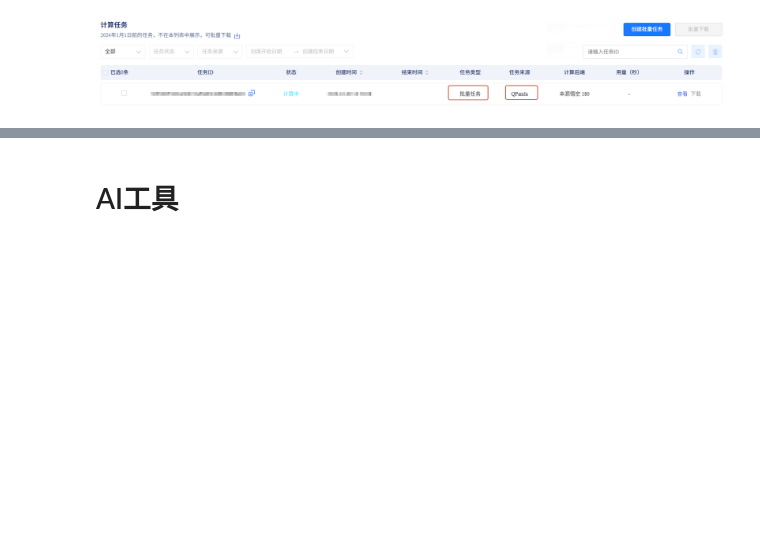
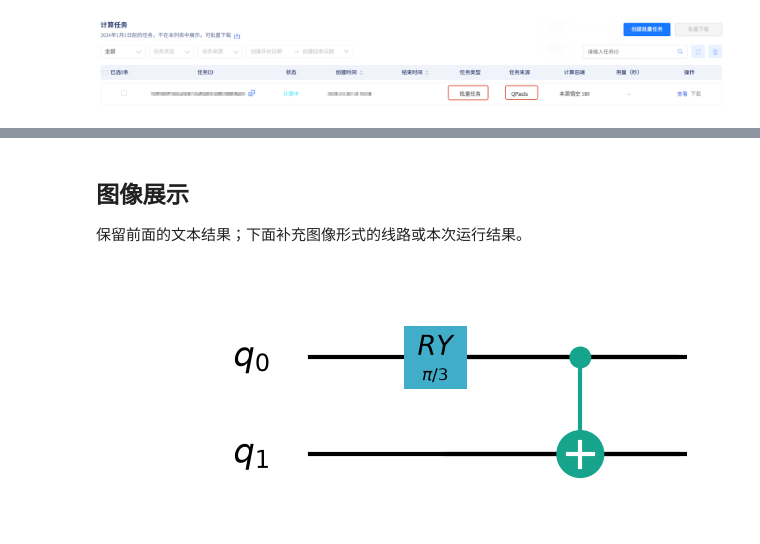
Before and after one commit to OriginQ/quantum_computing_camp, a Jupyter notebook: notebooks/day2/01_hamiltonian.ipynb, the cells around one changed output, grey strips where cells are left out. Cells and saved outputs as stored; diff of their text form; code cells hidden in the pictures; blank space fills up the shorter version.

```diff
--- a/training_day2.ipynb
+++ b/notebooks/day2/01_hamiltonian.ipynb
@@ -330,3 +179,0 @@ noise_model.add_all_qubit_quantum_error(
-# %%
-machine = CPUQVM()
-machine.run(prog, shots=100000, model=noise_model)
@@ -386,11 +179,0 @@ def adder_circuit(a: int, b: int) -> QProg:
-# %%
-a, b = 230, 241
-prog = adder_circuit(a, b)
-# %%
-qvm = CPUQVM()
-qvm.run(prog, 100)
-result = qvm.result().get_counts()
-print(result)
-
-for state, cnt in result.items():
-	print(f"{a} + {b} 的计算结果为：", int(state, base=2))
@@ -436,20 +179,0 @@ def build_diffusion(qubits: List[int]) -> QProg:
-# %%
-n_qubits = 3
-working_qubits = [0, 1, 2]
-dst = '010'
-
-prog = QProg()
-prog << init_state(working_qubits)
-
-iterations = pi/4*sqrt(2**n_qubits)
-iterations = floor(iterations)
-
-oracle = build_oracle(working_qubits, dst)
-diffusion = build_diffusion(working_qubits)
-
-for i in range(iterations):
-	prog << oracle
-	prog << diffusion
-
-for q in working_qubits:
-	prog << measure(q, q)
@@ -471,2 +180,17 @@ print(result)
-# %% [markdown]
-# AI工具
+# %% [markdown]
+## 图像展示
+
+保留前面的文本结果；下面补充图像形式的线路或本次运行结果。
+# %%
+from pathlib import Path
+from IPython.display import Image, display
+import pyqpanda3.visualization
+
+repo_root = next(path for path in (Path.cwd(), *Path.cwd().parents) if (path / "pyproject.toml").is_file())
+figure_dir = repo_root / ".tmp/notebook-figures/day2"
+figure_dir.mkdir(parents=True, exist_ok=True)
+image_path = figure_dir / "01_hamiltonian.png"
+prog.draw("pic", filename=str(image_path), with_gate_params=True)
+display(Image(filename=str(image_path)))
+# %% [output]
+[figure, added]
```
Also changed, not shown: parts of 48 cells of this notebook, 13 other files.
